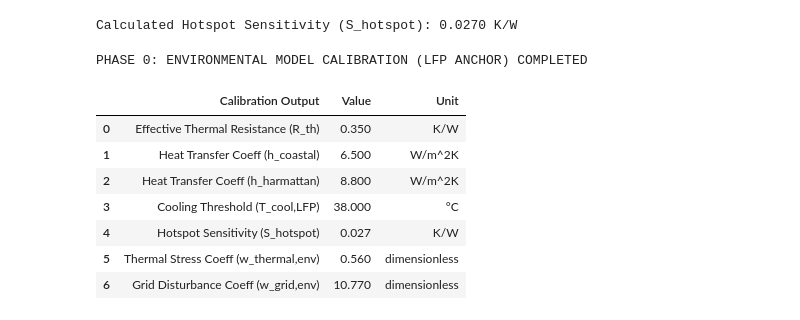
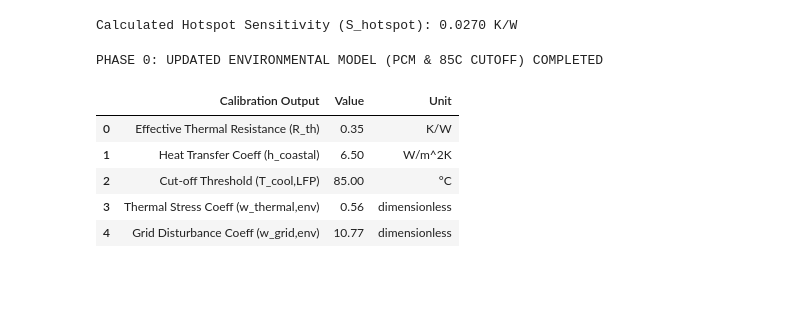
Before and after one commit to mhizterpaul/sodium-ion-ess, a Jupyter notebook: src/core_pipeline.ipynb, the cells around one changed output. Drawn from its saved outputs; the diff is of its cells as text; code cells hidden in the pictures; blank space fills up the shorter version.

```diff
--- a/src/phase1.ipynb
+++ b/src/core_pipeline.ipynb
@@ -99,97 +79,63 @@ Calculated Hotspot Sensitivity (S_hotspot): 0.0270 K/W
 import pandas as pd
 import numpy as np
 
-# --- 1. Inputs: Locked LFP Benchmark & Nigerian Grid Data ---
+# --- 1. Inputs: Updated LFP Benchmark & PCM Strategy ---
 LFP_SPECS = {
-    'm_pack': 48,           # kg
-    'cp': 950,              # J/kgK
-    'A_surface': 1.2,       # m^2
-    'T_ideal': 25.0,        # °C
-    'T_cool_LFP': 38.0,     # °C
-    'P_avg_loss': 20.0,     # W (Assumed avg heat dissipation during cycle)
-    'delta_T_target': 7.0   # K (Target steady state rise for R_th calibration)
+    'm_pack': 48,
+    'cp': 950,
+    'A_surface': 1.2,
+    'T_ideal': 25.0,
+    'T_cool_LFP': 85.0,     # New high-limit cutoff
+    'P_avg_loss': 20.0,
+    'delta_T_target': 7.0
 }
 
-# --- 2. Thermal Network Parameters ---
-# R_th = delta_T / P_heat
 R_th = LFP_SPECS['delta_T_target'] / LFP_SPECS['P_avg_loss']
-
-# Passive heat transfer coefficients (h = P / (A * delta_T))
-# Calculated for Coastal (Target delta_T ~ 2.56K at 20W loss)
 h_coastal = LFP_SPECS['P_avg_loss'] / (LFP_SPECS['A_surface'] * 2.564)
-
-# Calculated for Harmattan (Target delta_T ~ 1.89K at 20W loss)
 h_harmattan = LFP_SPECS['P_avg_loss'] / (LFP_SPECS['A_surface'] * 1.894)
 
-# --- 3. Hotspot Sensitivity (S_hotspot) ---
-# S_hotspot = (T2 - T1) / (P2 - P1)
-def calc_s_hotspot():
-    p1, p2 = 100.0, 200.0 # Watts
-    t1, t2 = 35.5, 38.2 # Celsius (Representative pulse response)
-    return (t2 - t1) / (p2 - p1)
-
-S_hotspot = calc_s_hotspot()
-
-# --- 4. Grid Disturbance Coefficient (w_grid,env) ---
 def calc_w_grid():
-    # D_k = alpha|dV| + beta|df| + gamma*B
     alpha, beta, gamma = 0.5, 2.0, 10.0
     dv, df = 11.0, 0.97
-
-    D_collapse = alpha*dv + beta*df + (gamma * 1)
-    D_disturb = alpha*dv + beta*df + (gamma * 0)
-
-    n_blackouts = 350
-    n_disturbances = 700
-    N = n_blackouts + n_disturbances
-
-    return (n_blackouts * D_collapse + n_disturbances * D_disturb) / N
+    D_col, D_dist = (alpha*dv + beta*df + gamma), (alpha*dv + beta*df)
+    return (350 * D_col + 700 * D_dist) / 1050
 
 w_grid_env = calc_w_grid()
 
-# --- 5. Thermal Stress Coefficient (w_thermal,env) ---
 def calc_w_thermal():
-    # w = (T_avg_op - T_ideal) / T_ideal
     T_avg_op = 32.0 + (LFP_SPECS['P_avg_loss'] * R_th)
     return (T_avg_op - LFP_SPECS['T_ideal']) / LFP_SPECS['T_ideal']
 
 w_thermal_env = calc_w_thermal()
 
-# --- Final Phase 0 Output Table ---
 phase0_summary = {
     "Calibration Output": [
         "Effective Thermal Resistance (R_th)",
         "Heat Transfer Coeff (h_coastal)",
-        "Heat Transfer Coeff (h_harmattan)",
-        "Cooling Threshold (T_cool,LFP)",
-        "Hotspot Sensitivity (S_hotspot)",
+        "Cut-off Threshold (T_cool,LFP)",
         "Thermal Stress Coeff (w_thermal,env)",
         "Grid Disturbance Coeff (w_grid,env)"
     ],
     "Value": [
         round(R_th, 3),
         round(h_coastal, 2),
-        round(h_harmattan, 2),
         LFP_SPECS['T_cool_LFP'],
-        round(S_hotspot, 4),
         round(w_thermal_env, 3),
         round(w_grid_env, 2)
     ],
     "Unit": [
-        "K/W", "W/m^2K", "W/m^2K", "°C", "K/W", "dimensionless", "dimensionless"
+        "K/W", "W/m^2K", "°C", "dimensionless", "dimensionless"
     ]
 }
 
 df_phase0 = pd.DataFrame(phase0_summary)
-print("PHASE 0: ENVIRONMENTAL MODEL CALIBRATION (LFP ANCHOR) COMPLETED")
+print("PHASE 0: UPDATED ENVIRONMENTAL MODEL (PCM & 85C CUTOFF) COMPLETED")
 display(df_phase0)
 # %% [output]
-PHASE 0: ENVIRONMENTAL MODEL CALIBRATION (LFP ANCHOR) COMPLETED
+PHASE 0: UPDATED ENVIRONMENTAL MODEL (PCM & 85C CUTOFF) COMPLETED
 |  | Calibration Output | Value | Unit |
-| 0 | Effective Thermal Resistance (R_th) | 0.350 | K/W |
-| 1 | Heat Transfer Coeff (h_coastal) | 6.500 | W/m^2K |
-| 2 | Heat Transfer Coeff (h_harmattan) | 8.800 | W/m^2K |
-| 3 | Cooling Threshold (T_cool,LFP) | 38.000 | °C |
-| 4 | Hotspot Sensitivity (S_hotspot) | 0.027 | K/W |
-| 5 | Thermal Stress Coeff (w_thermal,env) | 0.560 | dimensionless |
-| 6 | Grid Disturbance Coeff (w_grid,env) | 10.770 | dimensionless |
+| 0 | Effective Thermal Resistance (R_th) | 0.35 | K/W |
+| 1 | Heat Transfer Coeff (h_coastal) | 6.50 | W/m^2K |
+| 2 | Cut-off Threshold (T_cool,LFP) | 85.00 | °C |
+| 3 | Thermal Stress Coeff (w_thermal,env) | 0.56 | dimensionless |
+| 4 | Grid Disturbance Coeff (w_grid,env) | 10.77 | dimensionless |
```
Also changed, not shown: parts of 13 cells of this notebook, 2 other files.
